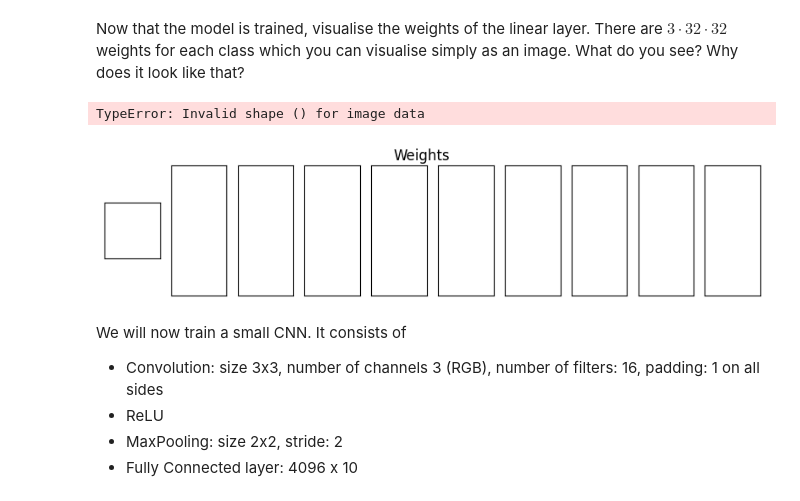
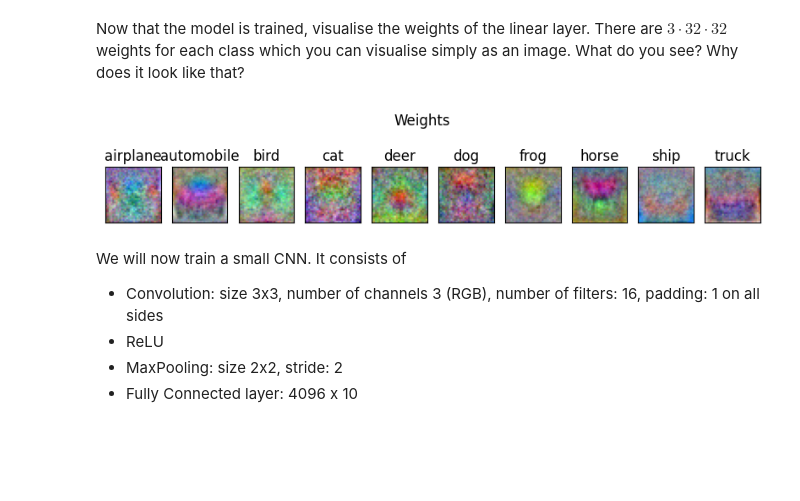
Before and after one commit to iceyxxx/Computer-Vision---Practical-1, a Jupyter notebook: practical2.ipynb, the cells around one changed output. Cells and saved outputs as stored; diff of their text form; code cells hidden in the pictures; blank space fills up the shorter version.

```diff
--- a/practical2.ipynb
+++ b/practical2.ipynb
@@ -179,12 +180,12 @@ Now that the model is trained, visualise the weights of the linear layer. There
 # %%
 vis = Visualizer(1, 10, figsize=(10,2), title='Weights')
 for i in range(10):
-    weights = 0
+    weights = model.fc.weight.data[i, :]
     # TODO: visualise weights
+    weights = weights.reshape(3, 32, 32).permute(1,2,0).numpy()[:,:,::-1]
     vis.add_image_subplot(0, i, weights, title_str=train_dataset.classes[i], normalize=True)
 # %% [output]
-TypeError: Invalid shape () for image data
-[figure, old version]
+[figure, new version]
 # %% [markdown]
 We will now train a small CNN. It consists of
 * Convolution: size 3x3, number of channels 3 (RGB), number of filters: 16, padding: 1 on all sides
```
Also changed, not shown: parts of 12 cells of this notebook.
